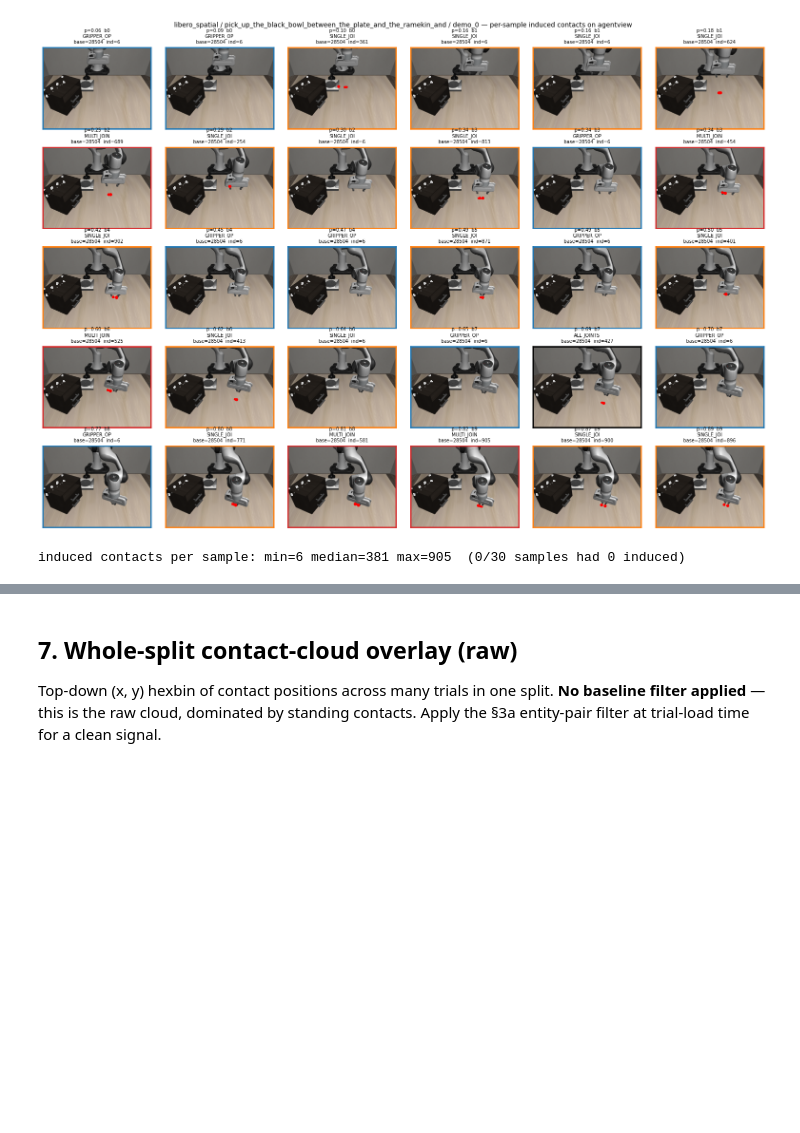
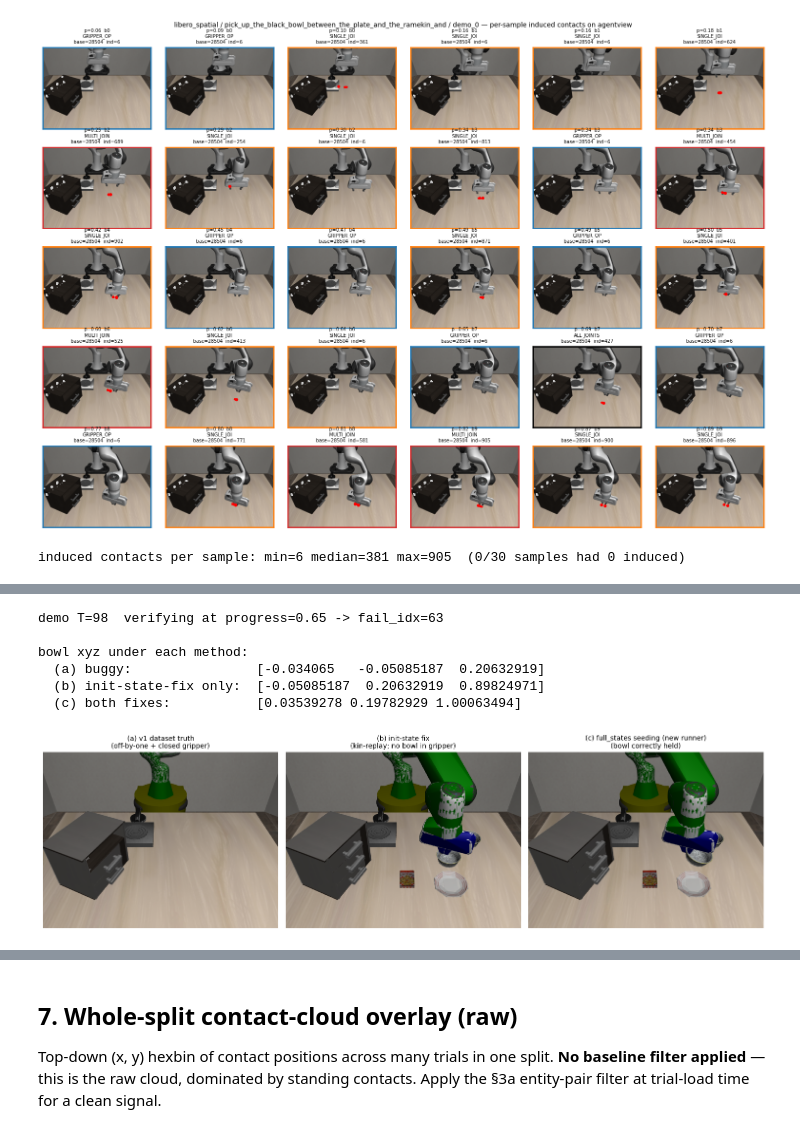
Before and after one commit to ducmngx/FailBench, a Jupyter notebook: notebooks/explore_libero_v1.ipynb, the cells around one changed output, grey strips where cells are left out. Cells and saved outputs as stored; diff of their text form; code cells hidden in the pictures; blank space fills up the shorter version.

```diff
--- a/notebooks/explore_libero_v1.ipynb
+++ b/notebooks/explore_libero_v1.ipynb
@@ -763,0 +773,73 @@ induced contacts per sample: min=6 median=381 max=905  (0/30 samples had 0 induc
+# %%
+# Pick a demo and a progress where the bowl should be in the gripper.
+VERIFY_SPLIT = SPLIT
+VERIFY_TASK = TASK
+VERIFY_DEMO = DEMO
+VERIFY_PROGRESS = 0.65
+
+verify_demo = load_demo(hdf5_for_row(demo_rows.iloc[0]), VERIFY_DEMO)
+verify_model = mujoco.MjModel.from_xml_path(materialise_mjcf(verify_demo.model_xml))
+T_v = verify_demo.arm_qpos.shape[0]
+fail_idx_v = max(1, min(int(VERIFY_PROGRESS * (T_v - 1)), T_v - 1))
+print(f"demo T={T_v}  verifying at progress={VERIFY_PROGRESS} -> fail_idx={fail_idx_v}")
+
+# (a) buggy: init_state[:nq]
+data_a = mujoco.MjData(verify_model)
+data_a.qpos[:verify_model.nq] = verify_demo.init_state[:verify_model.nq]
+data_a.qvel[:verify_model.nv] = verify_demo.init_state[verify_model.nq:verify_model.nq + verify_model.nv]
+mujoco.mj_forward(verify_model, data_a)
+
+# (b) init-state-fix only: kinematic replay starting from corrected init_state
+from planner.experiments.libero.naming import resolve_model_handles
+data_b = mujoco.MjData(verify_model)
+data_b.qpos[:verify_model.nq] = verify_demo.init_state[1:1 + verify_model.nq]
+data_b.qvel[:verify_model.nv] = verify_demo.init_state[1 + verify_model.nq:1 + verify_model.nq + verify_model.nv]
+hb = resolve_model_handles(verify_model)
+for t in range(fail_idx_v + 1):
+    for adr, q in zip(hb.arm_qpos_adrs, verify_demo.arm_qpos[t]):
+        data_b.qpos[adr] = q
+    for adr, q in zip(hb.finger_qpos_adrs, verify_demo.finger_qpos[t]):
+        data_b.qpos[adr] = q
+    for adr in hb.arm_dof_adrs:
+        data_b.qvel[adr] = 0.0
+    mujoco.mj_forward(verify_model, data_b)
+
+# (c) both fixes + full_states seeding (the new runner path)
+data_c = mujoco.MjData(verify_model)
+fc_state = verify_demo.full_states[fail_idx_v]
+data_c.qpos[:verify_model.nq] = fc_state[1:1 + verify_model.nq]
+data_c.qvel[:verify_model.nv] = fc_state[1 + verify_model.nq:1 + verify_model.nq + verify_model.nv]
+mujoco.mj_forward(verify_model, data_c)
+
+# Bowl xyz under each
+bowl_bid = mujoco.mj_name2id(verify_model, mujoco.mjtObj.mjOBJ_BODY, "akita_black_bowl_1_main")
+bowl_qadr = int(verify_model.jnt_qposadr[int(verify_model.body_jntadr[bowl_bid])])
+print(f"\nbowl xyz under each method:")
+print(f"  (a) buggy:                {data_a.qpos[bowl_qadr:bowl_qadr+3]}")
+print(f"  (b) init-state-fix only:  {data_b.qpos[bowl_qadr:bowl_qadr+3]}")
+print(f"  (c) both fixes:           {data_c.qpos[bowl_qadr:bowl_qadr+3]}")
+
+def render(d):
+    rr = mujoco.Renderer(verify_model, height=480, width=640)
+    rr.update_scene(d, camera="agentview")
+    return rr.render()
+
+fig, axes = plt.subplots(1, 3, figsize=(15, 5))
+for ax, d, title in zip(
+    axes, [data_a, data_b, data_c],
+    [f"(a) v1 dataset truth\n(off-by-one + closed gripper)",
+     f"(b) init-state fix\n(kin-replay; no bowl in gripper)",
+     f"(c) full_states seeding (new runner)\n(bowl correctly held)"]):
+    ax.imshow(render(d))
+    ax.set_title(title, fontsize=10)
+    ax.axis("off")
+plt.tight_layout()
+plt.show()
+# %% [output]
+demo T=98  verifying at progress=0.65 -> fail_idx=63
+
+bowl xyz under each method:
+  (a) buggy:                [-0.034065   -0.05085187  0.20632919]
+  (b) init-state-fix only:  [-0.05085187  0.20632919  0.89824971]
+  (c) both fixes:           [0.03539278 0.19782929 1.00063494]
+[figure, added]
```
Also changed, not shown: parts of 2 cells of this notebook, 1 other file.
